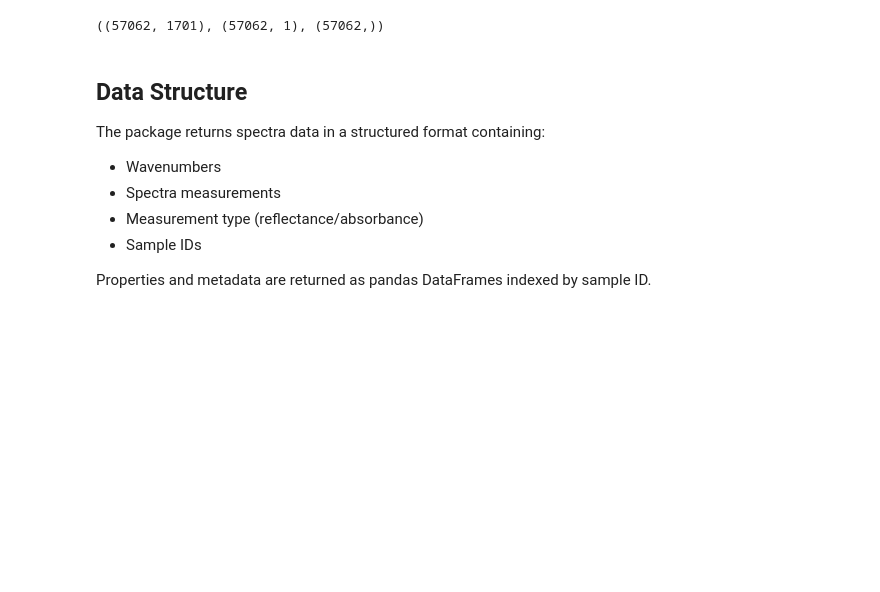
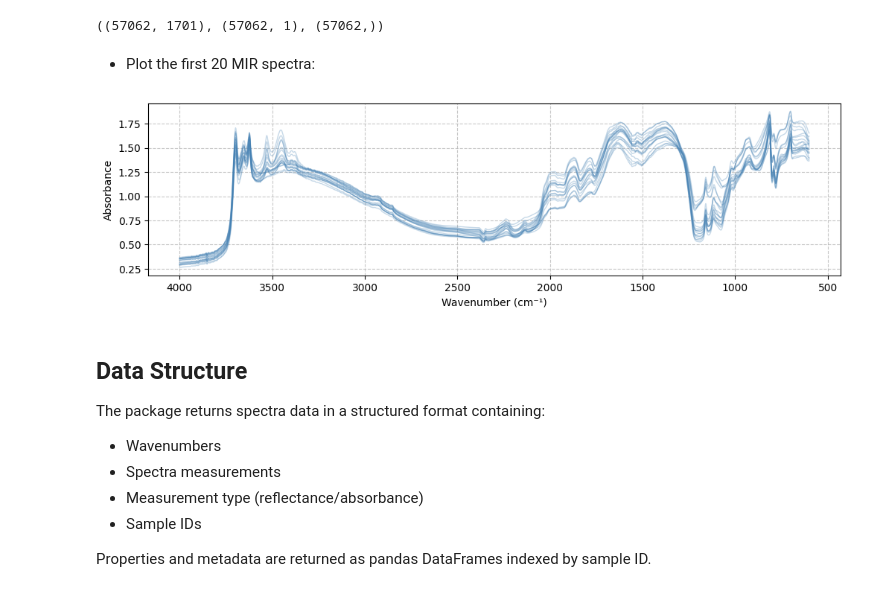
Before and after one commit to franckalbinet/soilspecdata, a Jupyter notebook: nbs/index.ipynb, the cells around one changed output. Drawn from its saved outputs; the diff is of its cells as text; code cells hidden in the pictures; blank space fills up the shorter version.

Commit message:
update requirements and add mir plot

```diff
--- a/nbs/index.ipynb
+++ b/nbs/index.ipynb
@@ -63,6 +69,21 @@ X, y, ids = ossl.get_aligned_data(
 X.shape, y.shape, ids.shape
 # %% [output]
 ((57062, 1701), (57062, 1), (57062,))
+# %% [markdown]
+* Plot the first 20 MIR spectra:
+# %%
+#| eval: false
+from matplotlib import pyplot as plt
+
+plt.figure(figsize=(12, 3))
+plt.plot(mir_data.wavenumbers, mir_data.spectra[:20,:].T, alpha=0.3, color='steelblue', lw=1)
+plt.gca().invert_xaxis()
+plt.grid(True, linestyle='--', alpha=0.7)
+
+plt.xlabel('Wavenumber (cm⁻¹)')
+plt.ylabel('Absorbance');
+# %% [output]
+[figure, added]
 # %% [markdown]
 ## Data Structure
 
```
Also changed, not shown: parts of 1 cell of this notebook, 5 other files.
